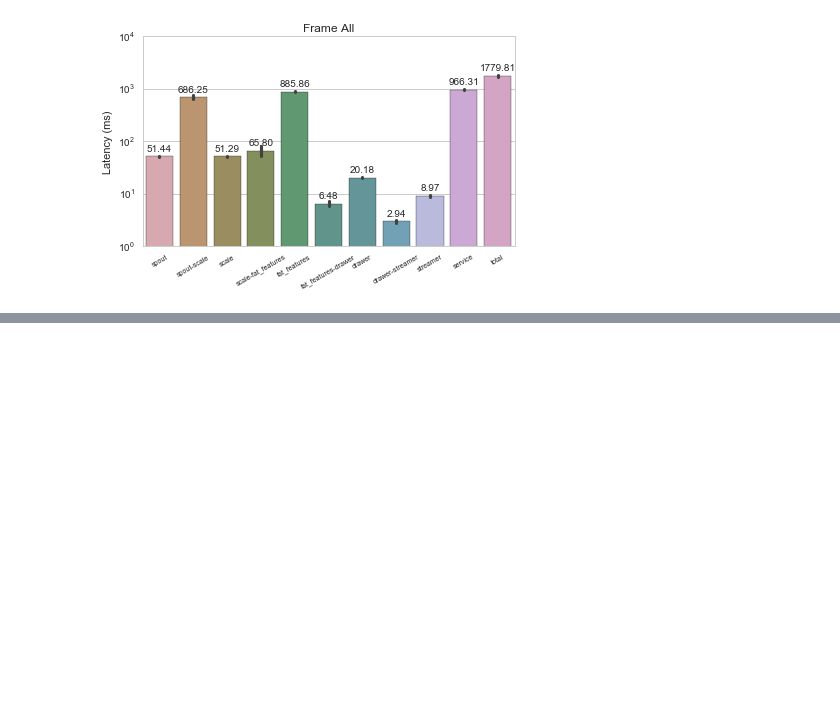
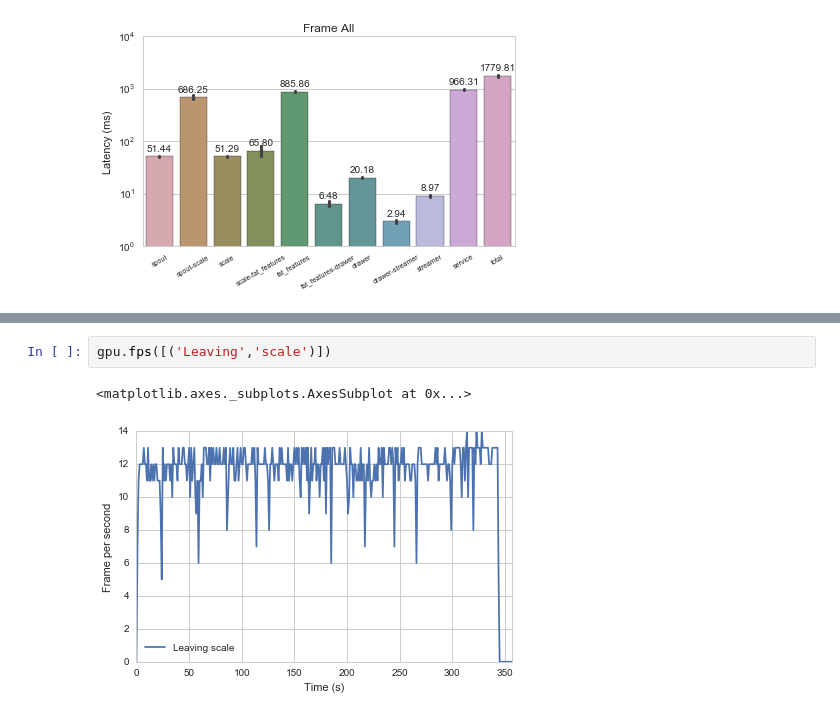
Before and after one commit to Aetf/remotelog, a Jupyter notebook: Exp-Res.ipynb, the cells around one changed output, grey strips where cells are left out. Cells and saved outputs as stored; diff of their text form; blank space fills up the shorter version.

```diff
--- a/Exp-Res.ipynb
+++ b/Exp-Res.ipynb
@@ -493,0 +525,5 @@ for exp in caffe_cpu.exps:
+# %%
+gpu.fps([('Leaving','scale')])
+# %% [output]
+<matplotlib.axes._subplots.AxesSubplot at 0x...>
+[figure, added]
```
Also changed, not shown: parts of 7 cells of this notebook, 1 other file.
